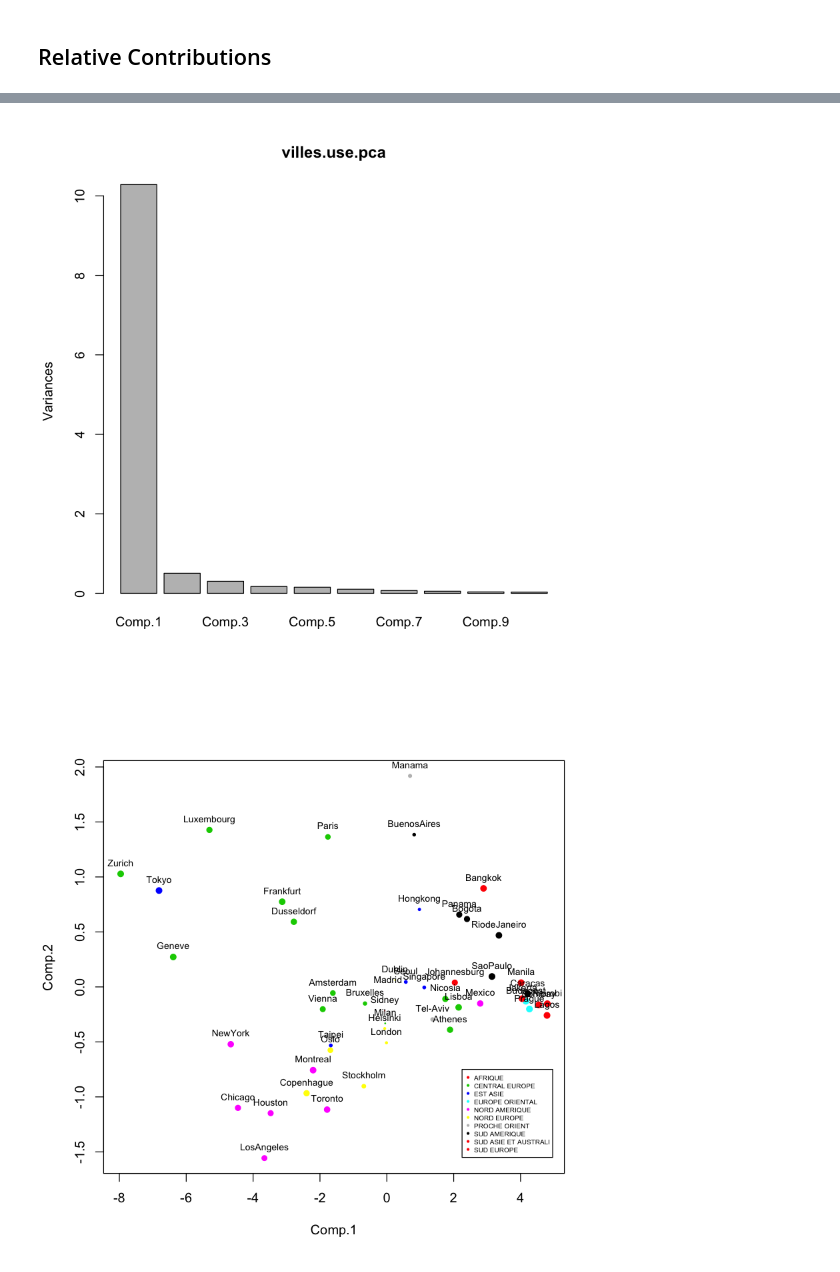
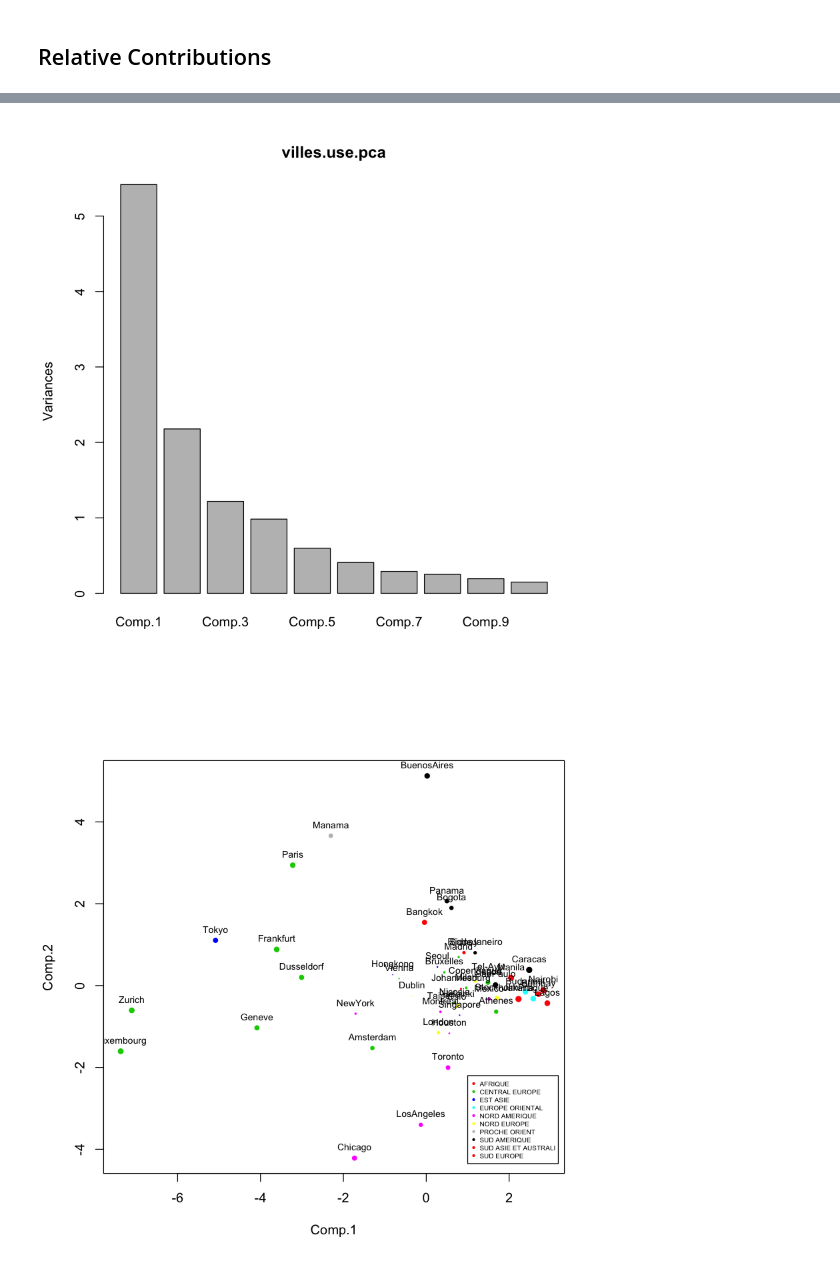
Before and after one commit to garciparedes/r-examples, a Jupyter notebook: notebooks/villes-analysis.ipynb, the cells around one changed output, grey strips where cells are left out. Saved outputs shown, nothing was run; the diff lists cells and outputs as text; code cells hidden in the pictures.

```diff
--- a/notebooks/villes-analysis.ipynb
+++ b/notebooks/villes-analysis.ipynb
@@ -78,7 +78,10 @@ cols <- c("Ciudad", "Región.del.mundo", "Maestro", "Chófer.de.autobús",
           "Secretaria.de.dirección", "Dependienta", "Trabajador.textil")
 
 villes.use <- filter.complete(filter.by.columns(filter.by.factor(
-  villes, "Año", "edition 1994"), cols))[- 1,]
+  villes, "Año", "edition 1994"), cols))
+
+villes.use <- villes.use[- 1,]
+villes.use[,-c(1,2)] <- villes.use[, -c(1, 2)] - rowMeans(villes.use[, -c(1, 2)])
 
 head(villes.use)
 # %% [output]
@@ -169,8 +218,7 @@ data.frame(villes.use[, "Ciudad"], round(villes.use.pca.ctr.abs, digits = 6))
 # %% [markdown]
 ## Relative Contributions
 # %%
-
-villes.use.pca.ctr.rel <- ((villes.use.pca$scores) ^ 2 / (rowSums(villes.use.pca$scores ^ 2)))
+villes.use.pca.ctr.rel <- (villes.use.pca$scores ^ 2 / (rowSums(villes.use.pca$scores ^ 2)))
 data.frame(villes.use[, "Ciudad"], round(villes.use.pca.ctr.rel, digits = 6))
 # %% [output]
 |  | villes.use....Ciudad.. | Comp.1 | Comp.2 | Comp.3 | Comp.4 | Comp.5 | Comp.6 | Comp.7 | Comp.8 | Comp.9 | ... |
@@ -193,15 +241,15 @@ data.frame(villes.use[, "Ciudad"], round(villes.use.pca.ctr.rel, digits = 6))
 # %%
 plot(villes.use.pca)
 # %% [output]
-[figure, old version]
+[figure, new version]
 # %%
 plot(villes.use.pca$scores[,1:2], pch = 20, cex = rowSums(villes.use.pca.ctr.rel[,1:2]) * 1.5,
      col = as.numeric(villes.use[, "Región.del.mundo"]) + 1)
 text(villes.use.pca$scores[,1:2], cex = 0.7, pos = 3,
      labels = sub("94", "", villes.use[,"Ciudad"]))
-legend(2.25,-0.75,levels(villes.use[, "Región.del.mundo"]), pch=20,cex=0.5, col=2:nlevels(villes.use[, "Región.del.mundo"]))
+legend(1,-2.2,levels(villes.use[, "Región.del.mundo"]), pch=20,cex=0.5, col=2:nlevels(villes.use[, "Región.del.mundo"]))
 # %% [output]
-[figure, old version]
+[figure, new version]
 # %%
 villes.use.pca.scores.vars <- t(villes.use.pca$sdev * t(villes.use.pca$loadings))
 
```
Also changed, not shown: parts of 9 cells of this notebook.
